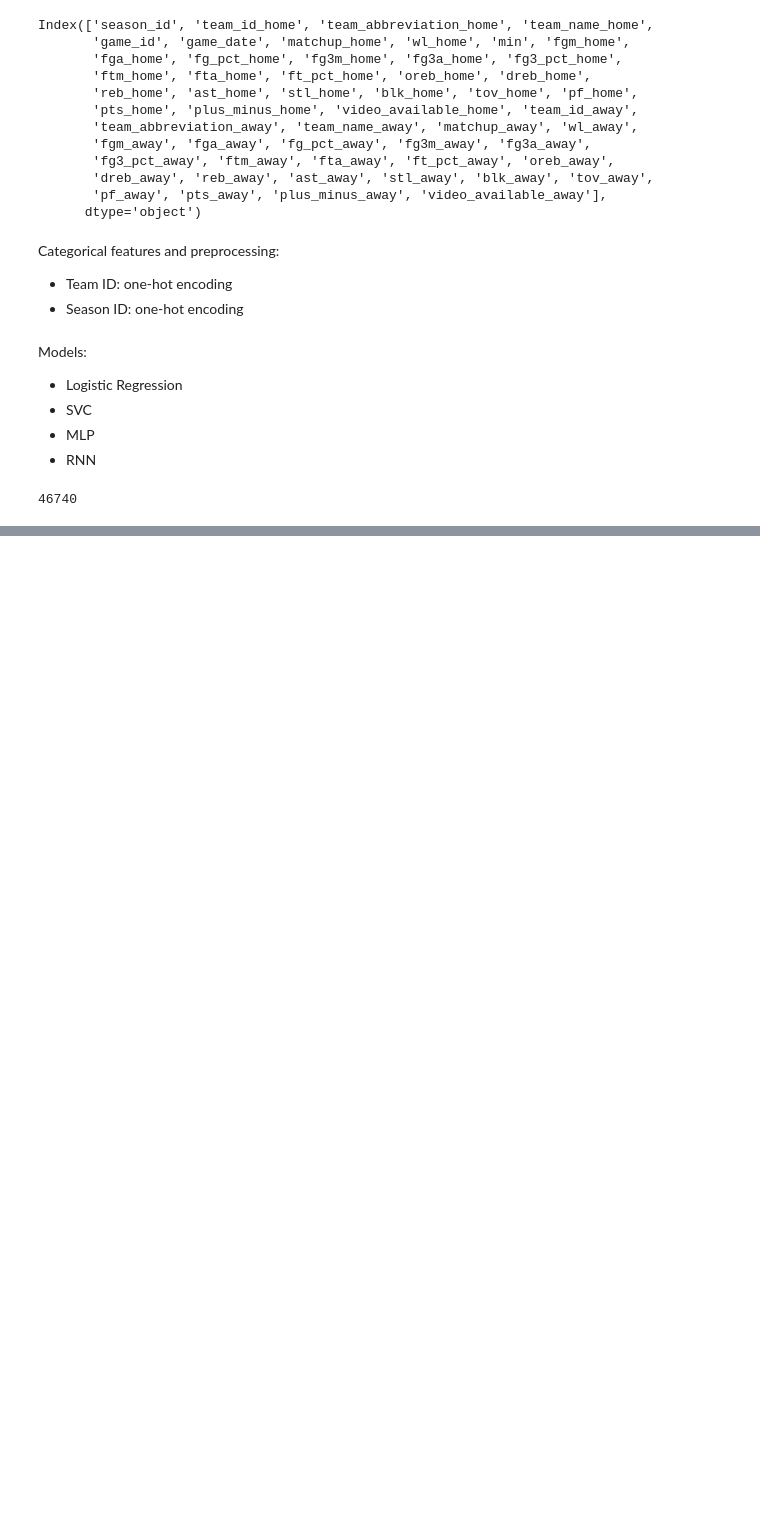
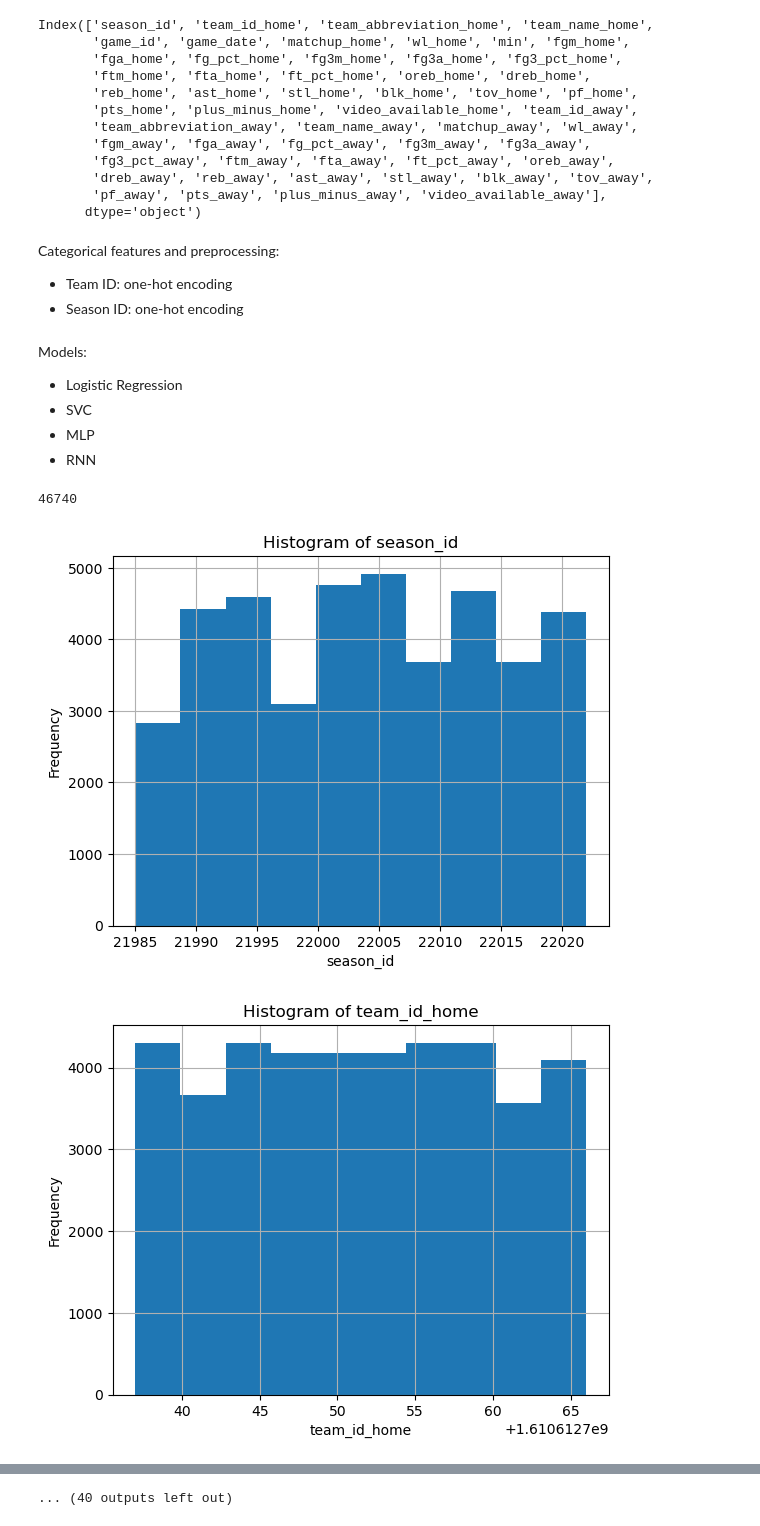
Before and after one commit to SpencerArnold2/nba-predictor, a Jupyter notebook: preprocessing.ipynb, the cells around one changed output, grey strips where cells are left out. Drawn from its saved outputs; the diff is of its cells as text; code cells hidden in the pictures; blank space fills up the shorter version.

Commit message:
Added plots

```diff
--- a/preprocessing.ipynb
+++ b/preprocessing.ipynb
@@ -49,18 +49,21 @@ for season_id, group in grouped:
 for season_id, season_df in season_dfs.items():
     season_df.to_csv(f"data/season_split/{season_id}.csv", index=False)
 # %%
-# import matplotlib.pyplot as plt
+import matplotlib.pyplot as plt
 
-# for column in data.columns:
-#     # Generate a histogram for the current column
-#     data[column].hist()
+for column in data.columns:
+    # Generate a histogram for the current column
+    data[column].hist()
 
-#     # Set the title and labels
-#     plt.title(f'Histogram of {column}')
-#     plt.xlabel(column)
-#     plt.ylabel('Frequency')
+    # Set the title and labels
+    plt.title(f'Histogram of {column}')
+    plt.xlabel(column)
+    plt.ylabel('Frequency')
 
-#     # Display the histogram
-#     plt.show()
-#     # Save the histogram
-#     plt.savefig(f'plots/{column}.png')
+    # Display the histogram
+    # Save the histogram
+    plt.savefig(f'plots/{column}.png')
+    plt.show()
+# %% [output]
+[figure, added]
+[figure, added]
@@ -67,3 +80,4 @@ for season_id, season_df in season_dfs.items():
+... (40 outputs left out)
 # %%
 from sklearn.discriminant_analysis import StandardScaler
 
```
Also changed, not shown: parts of 1 cell of this notebook, 54 other files.
